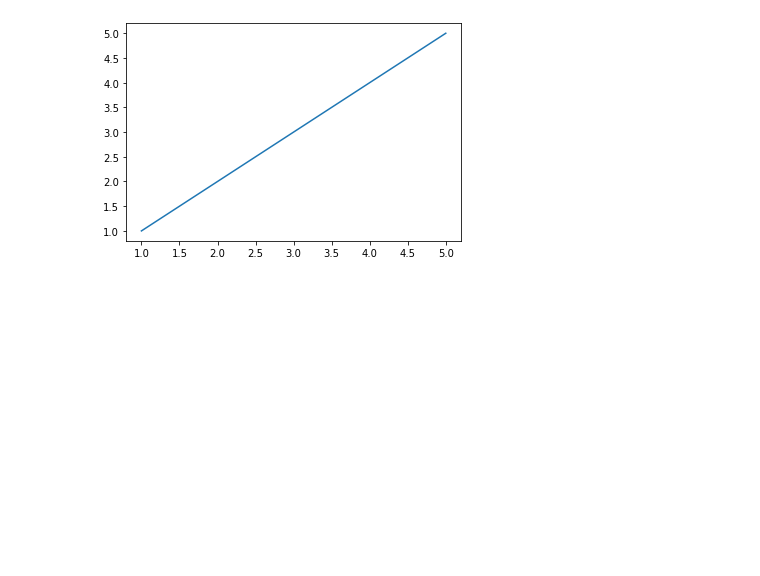
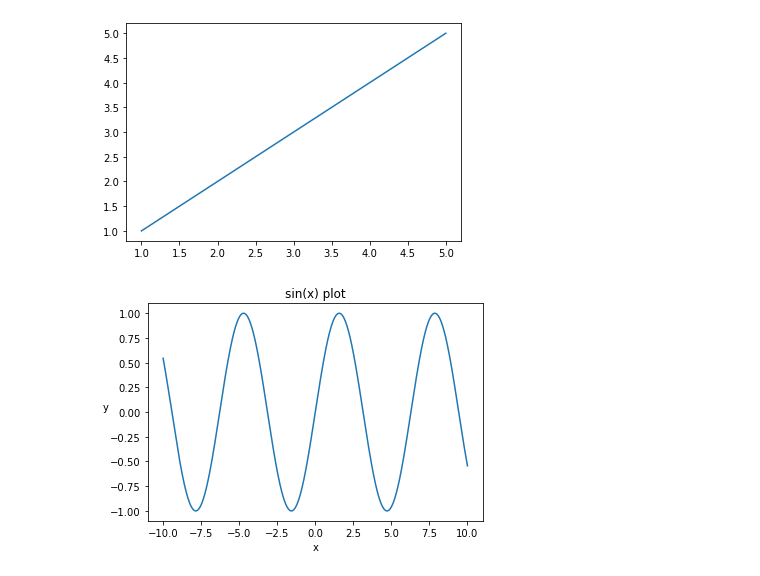
Before and after one commit to Alex-YuZ/MBP16_test, a Jupyter notebook: test.ipynb, the cells around one changed output. Saved outputs shown, nothing was run; the diff lists cells and outputs as text; code cells hidden in the pictures; blank space fills up the shorter version.

Commit message:
Add sin(x) plot

```diff
--- a/test.ipynb
+++ b/test.ipynb
@@ -42,3 +43,13 @@ pd.DataFrame({'name': ['alex', 'bob', 'cindy'], 'age': [12,13,14]})
 plt.plot([1,5], [1,5]);
 # %% [output]
 [figure]
+# %%
+x = np.linspace(-10, 10, 10000)
+y = np.sin(x)
+
+plt.plot(x, y)
+plt.title("sin(x) plot")
+plt.ylabel('y', rotation = 0)
+plt.xlabel('x');
+# %% [output]
+[figure, added]
```
Also changed, not shown: parts of 1 cell of this notebook.
